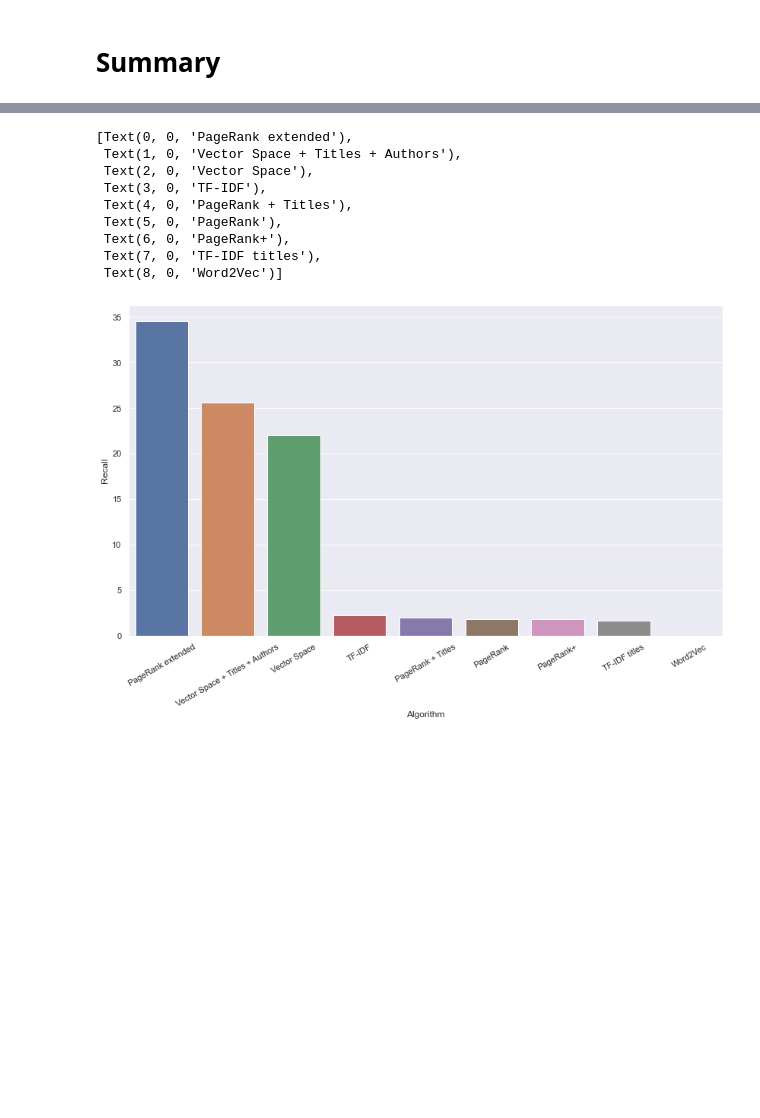
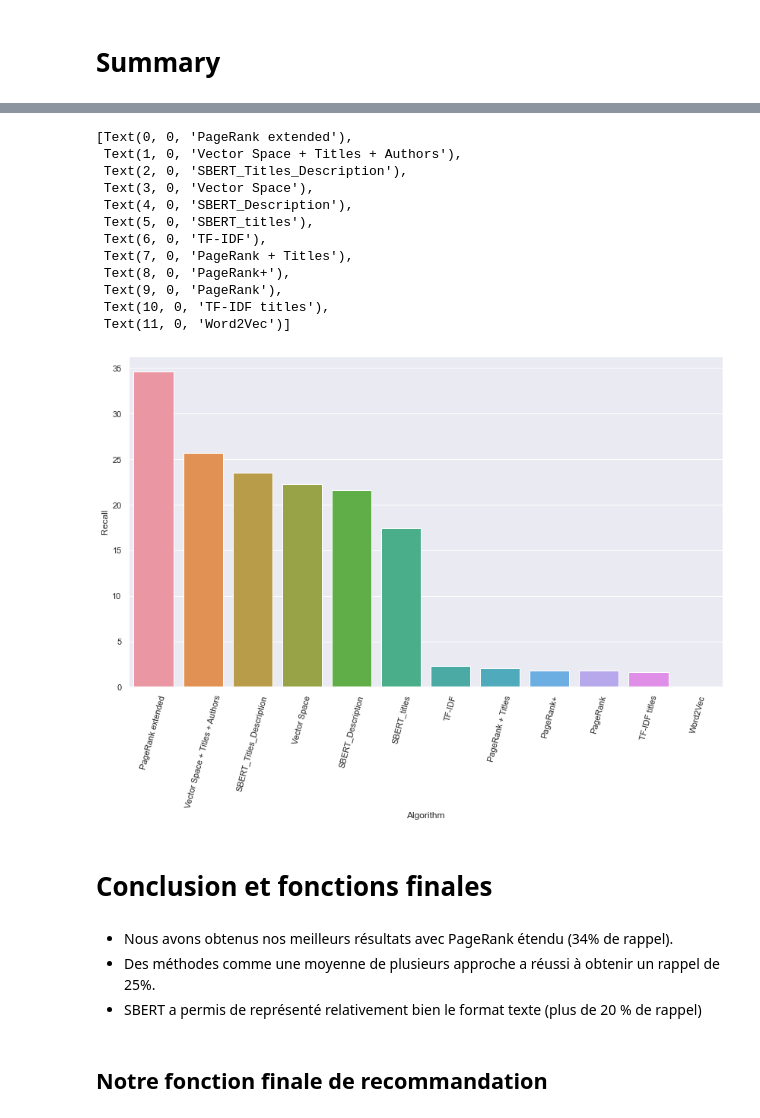
Before and after one commit to clementbernardd/LOG6308, a Jupyter notebook: TP2/TP2_groupe7.ipynb, the cells around one changed output, grey strips where cells are left out. Saved outputs shown, nothing was run; the diff lists cells and outputs as text; code cells hidden in the pictures; blank space fills up the shorter version.

```diff
--- a/TP2/TP2_groupe7.ipynb
+++ b/TP2/TP2_groupe7.ipynb
@@ -1130,2 +1112,6 @@ args = {'column' : 'Titre', 'column2': None, 'concat' : None}
+# %%
+columns = {'column' : 'Titre', 'column2': None, 'concat' : None, 'N':20}
+df_sim = get_sbert_similarities(columns)
+args = {'df_sim' : df_sim, 'N':20, 'column':columns, 'sbert':True}
 # %%
 score_models['SBERT_titles'] = get_recall(fn_recommendations_sbert_embeds, args)
@@ -1142,2 +1124,6 @@ args = {'column' : 'Description', 'column2': None, 'concat' : None}
+# %%
+columns = {'column' : 'Description', 'column2': None, 'concat' : None, 'N':20}
+df_sim = get_sbert_similarities(columns)
+args = {'df_sim' : df_sim, 'N':20, 'column':columns, 'sbert':True}
 # %%
 score_models['SBERT_Description'] = get_recall(fn_recommendations_sbert_embeds, args)
@@ -1154,3 +1136,7 @@ args = {'column' : 'Titre', 'column2': 'Description', 'concat' : True}
+# %%
+columns = {'column' : 'Titre', 'column2': 'Description', 'concat' : True, 'N':20}
+df_sim = get_sbert_similarities(columns)
+args = {'df_sim' : df_sim, 'N':20, 'column':columns, 'sbert':True}
 # %%
 score_models['SBERT_Titles_Description'] = get_recall(fn_recommendations_sbert_embeds, args)
 # %%
@@ -1164,2 +1145,0 @@ args = {'column' : 'Titre', 'column2': 'Description', 'concat' : True}
-# %%
-score_models['SBERT_Titles_Description_PageRank++']= get_recall(fn_recommendations_pagerank_titles,args)
@@ -1197,19 +1176,30 @@ df
 # %%
 sns.set(rc={'figure.figsize':(14,8)})
 g = sns.barplot(data = df
           ,x = 'Algorithm'
           ,y = 'Recall'
           ,ci = None
           )
-g.set_xticklabels(g.get_xticklabels(),rotation=30)
+g.set_xticklabels(g.get_xticklabels(),rotation=75)
 # %% [output]
 [Text(0, 0, 'PageRank extended'),
  Text(1, 0, 'Vector Space + Titles + Authors'),
- Text(2, 0, 'Vector Space'),
- Text(3, 0, 'TF-IDF'),
- Text(4, 0, 'PageRank + Titles'),
- Text(5, 0, 'PageRank'),
- Text(6, 0, 'PageRank+'),
- Text(7, 0, 'TF-IDF titles'),
- Text(8, 0, 'Word2Vec')]
+ Text(2, 0, 'SBERT_Titles_Description'),
+ Text(3, 0, 'Vector Space'),
+ Text(4, 0, 'SBERT_Description'),
+ Text(5, 0, 'SBERT_titles'),
+ Text(6, 0, 'TF-IDF'),
+ Text(7, 0, 'PageRank + Titles'),
+ Text(8, 0, 'PageRank+'),
+ Text(9, 0, 'PageRank'),
+ Text(10, 0, 'TF-IDF titles'),
+ Text(11, 0, 'Word2Vec')]
-[figure, old version]
+[figure, new version]
+# %% [markdown]
+# Conclusion et fonctions finales
+# %% [markdown]
+- Nous avons obtenus nos meilleurs résultats avec PageRank étendu (34% de rappel).
+- Des méthodes comme une moyenne de plusieurs approche a réussi à obtenir un rappel de 25%.
+- SBERT a permis de représenté relativement bien le format texte (plus de 20 % de rappel)
+# %% [markdown]
+## Notre fonction finale de recommandation
```
Also changed, not shown: parts of 25 cells of this notebook.
